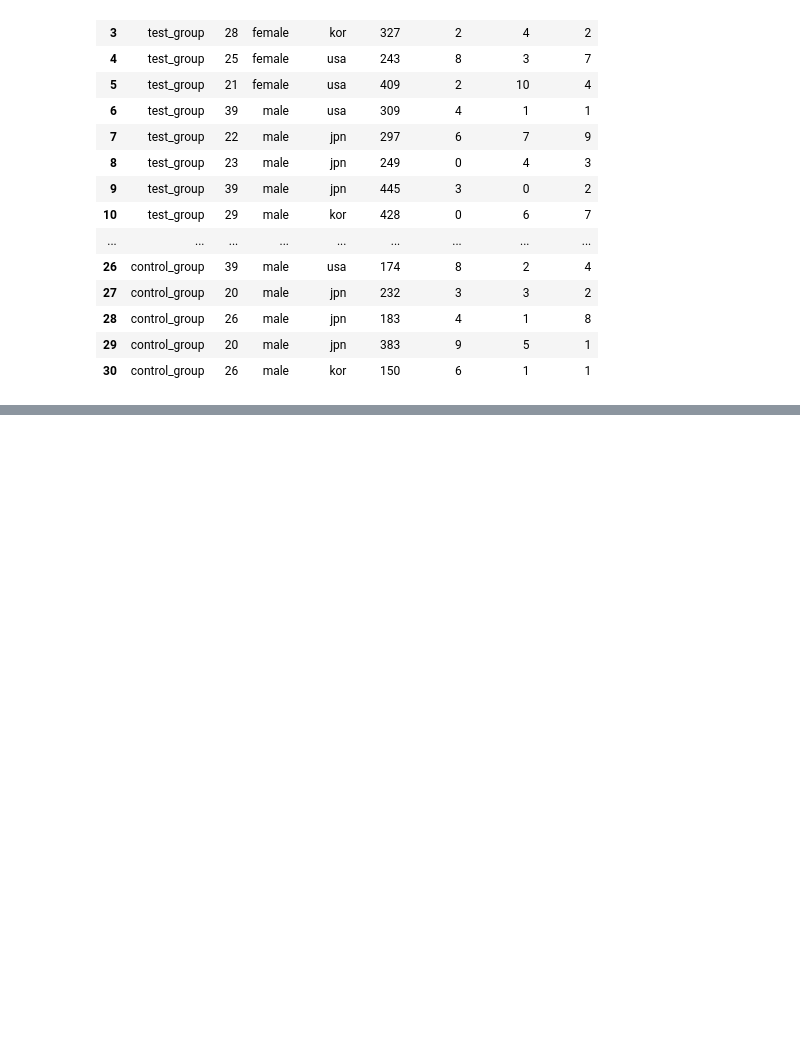
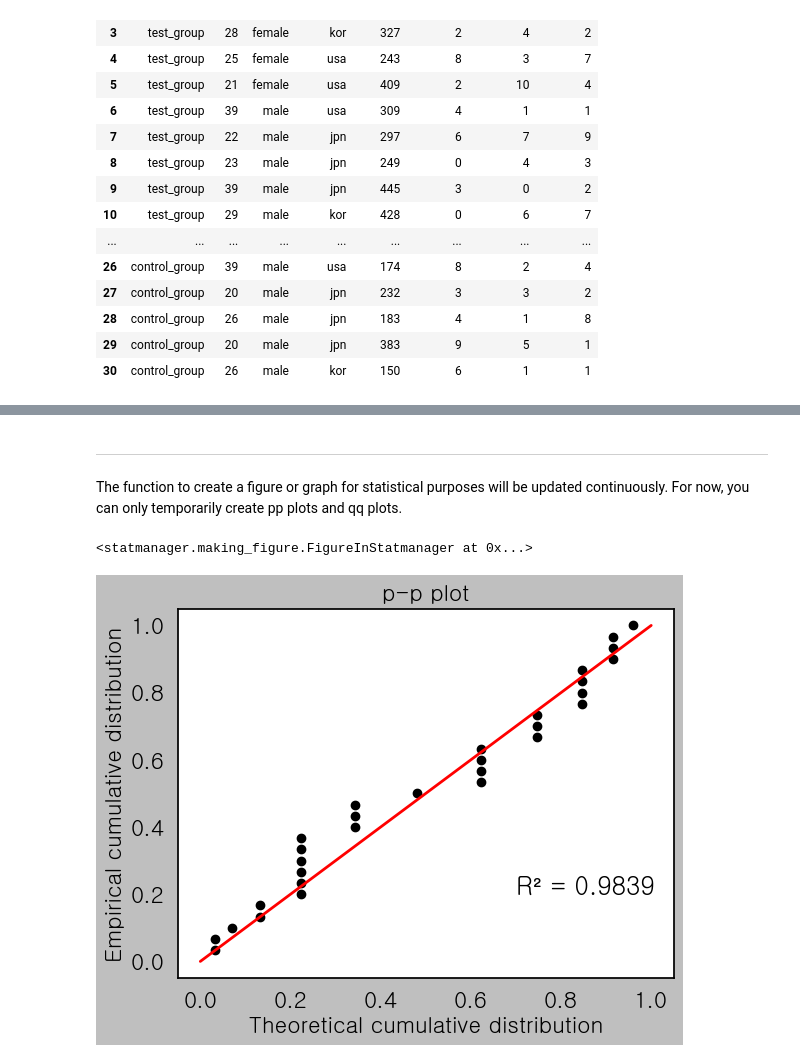
Before and after one commit to ckdckd145/statmanager-kr, a Jupyter notebook: test.ipynb, the cells around one changed output, grey strips where cells are left out. Drawn from its saved outputs; the diff is of its cells as text; code cells hidden in the pictures; blank space fills up the shorter version.

```diff
--- a/test.ipynb
+++ b/test.ipynb
@@ -502,3 +524,14 @@ The regression coefficient (coef) reflects the difference in EMMeans.
 | sham_group - test_group | 0.0495 | 2.737 | 0.018 | 0.986 | -5.577 | 5.676 |
 | income | -0.0078 | 0.013 | -0.588 | 0.562 | -0.035 | 0.019 |
 |||||||||||||||||||||||||||||||||||||||||||||||||||||||||||||||||||||||||||||||||||||||||||||||||||||||||||||||||||||||||||||||||
+# %% [markdown]
+<hr>
+# %% [markdown]
+The function to create a figure or graph for statistical purposes will be updated continuously. For now, you can only temporarily create pp plots and qq plots.
+# %%
+# If you want to make p-p plot, see examples below:
+
+sm.progress(method = 'pp_plot', vars = 'prescore')
+# %% [output]
+<statmanager.making_figure.FigureInStatmanager at 0x...>
+[figure, added]
```
Also changed, not shown: parts of 21 cells of this notebook.
